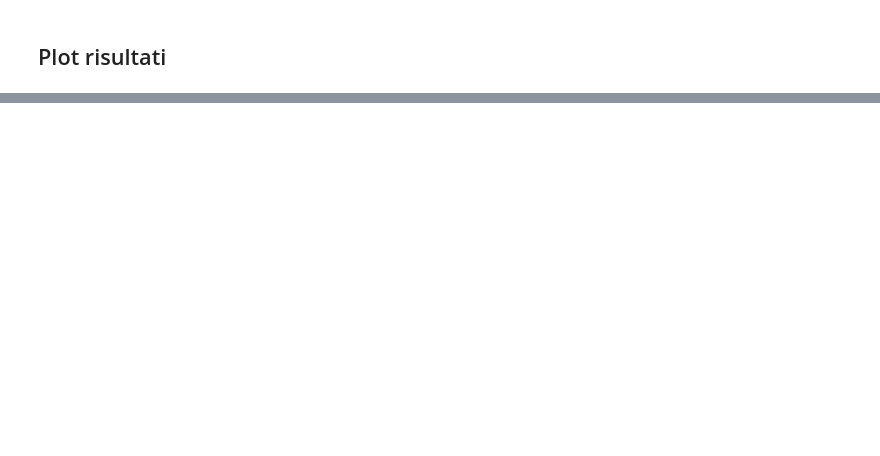
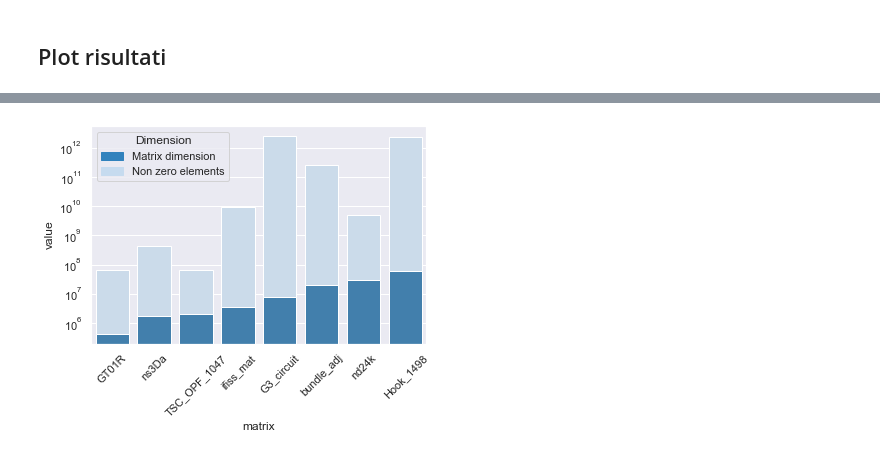
Before and after one commit to AuPath/Progetto-Calcolo-Scientifico, a Jupyter notebook: analysis.ipynb, the cells around one changed output, grey strips where cells are left out. Drawn from its saved outputs; the diff is of its cells as text; code cells hidden in the pictures; blank space fills up the shorter version.

```diff
--- a/analysis.ipynb
+++ b/analysis.ipynb
@@ -63,2 +87,24 @@ Text(0.5, 1.0, 'Non zero elements')
+# %%
+palette = sns.color_palette("tab20c")
+light, dark = palette[0], palette[3]
+
+# top bar -> sum all values(smoker=No and smoker=Yes) to find y position of the bars
+# bar chart 1 -> top bars (group of 'smoker=No')
+bar1 = sns.barplot(x="matrix",  y="value", data=df_metadata_aux.query('value_type=="size"'), log=True,
+                    color=dark, order=order_nnz)
+
+# bar chart 2 -> bottom bars (group of 'smoker=Yes')
+bar2 = sns.barplot(x="matrix", y="value", data=df_metadata_aux.query('value_type=="nnz"'), log=True,
+                    color=light, order=order_nnz)
+
+# add legend
+top_bar = mpatches.Patch(color=light, label='Matrix dimension')
+bottom_bar = mpatches.Patch(color=dark, label='Non zero elements')
+plt.legend(handles=[top_bar, bottom_bar], title="Dimension")
+plt.xticks(rotation=45)
+# show the graph
+plt.show()
+# %% [output]
+[figure, added]
 # %%
 # Time
```
Also changed, not shown: parts of 13 cells of this notebook.
